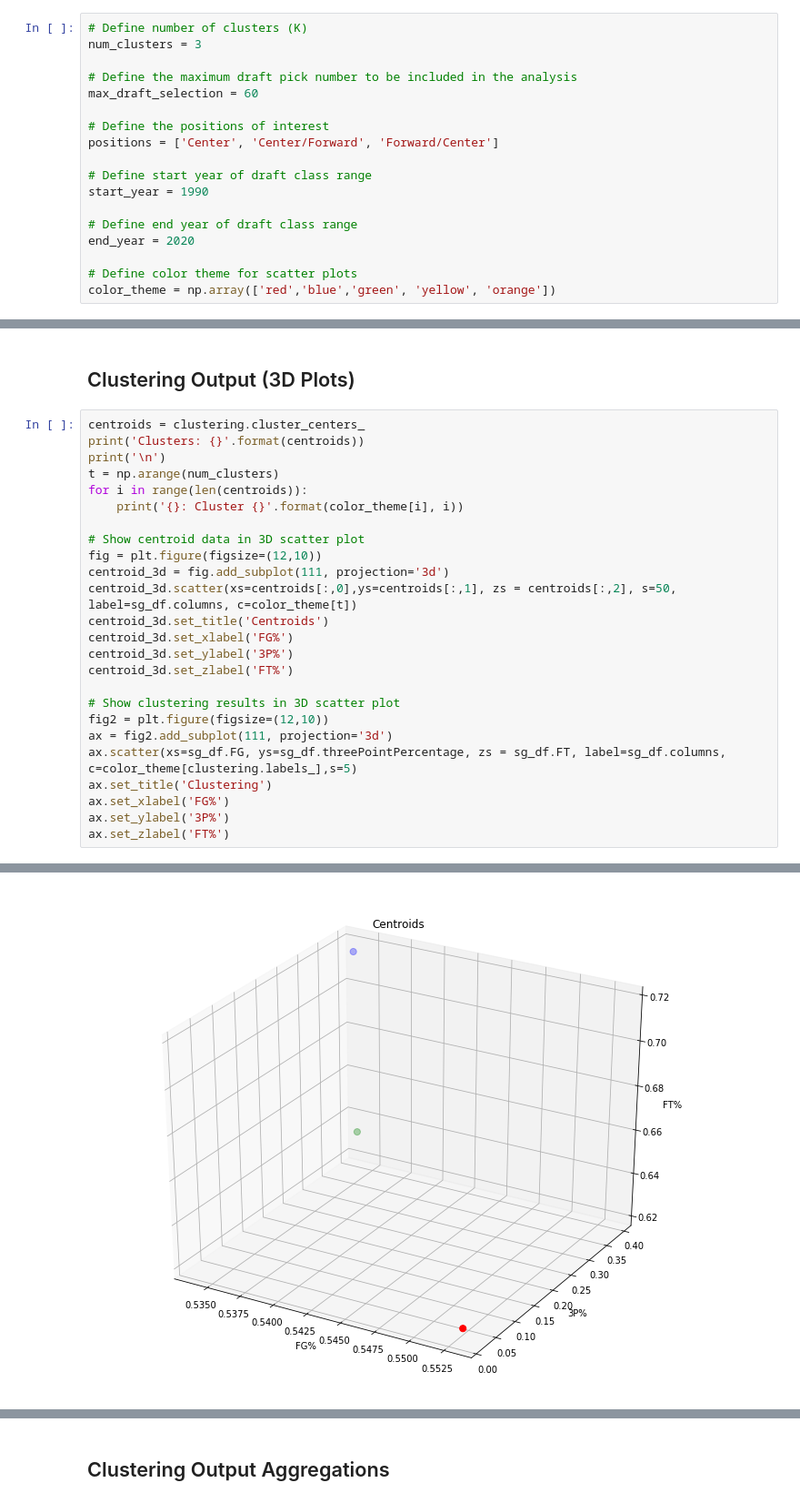
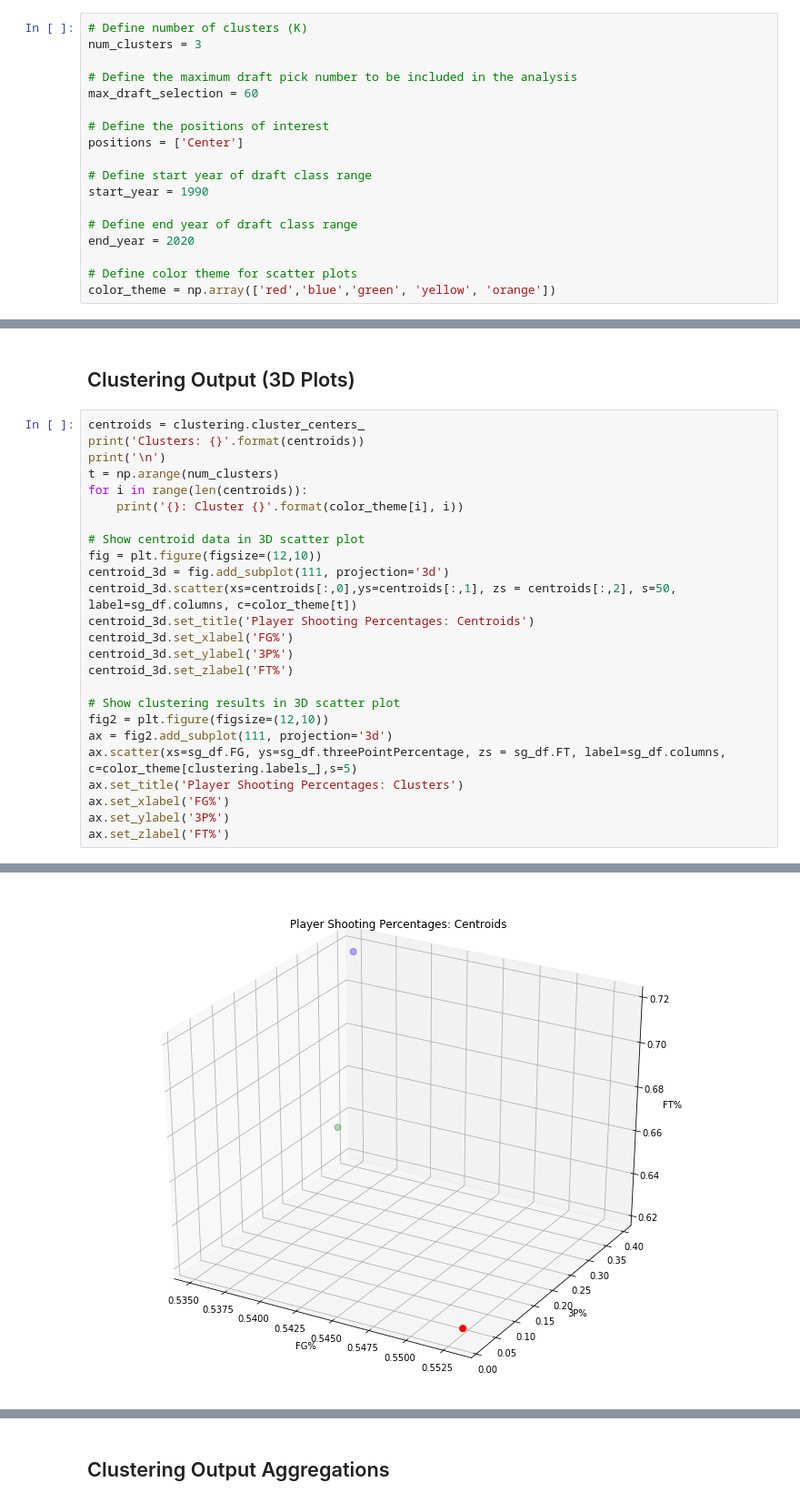
Before and after one commit to vivvvli/nba-draft-analysis, a Jupyter notebook: Clustering/clustering-percentages.ipynb, the cells around one changed output, grey strips where cells are left out. Shown at 91% size. Cells and saved outputs as stored; diff of their text form.

```diff
--- a/Clustering/clustering-percentages.ipynb
+++ b/Clustering/clustering-percentages.ipynb
@@ -34,7 +34,7 @@ num_clusters = 3
 max_draft_selection = 60
 
 # Define the positions of interest
-positions = ['Center', 'Center/Forward', 'Forward/Center']
+positions = ['Center']
 
 # Define start year of draft class range
 start_year = 1990
@@ -175,7 +175,7 @@ for i in range(len(centroids)):
 fig = plt.figure(figsize=(12,10))
 centroid_3d = fig.add_subplot(111, projection='3d')
 centroid_3d.scatter(xs=centroids[:,0],ys=centroids[:,1], zs = centroids[:,2], s=50, label=sg_df.columns, c=color_theme[t])
-centroid_3d.set_title('Centroids')
+centroid_3d.set_title('Player Shooting Percentages: Centroids')
 centroid_3d.set_xlabel('FG%')
 centroid_3d.set_ylabel('3P%')
 centroid_3d.set_zlabel('FT%')
@@ -184,7 +184,7 @@ centroid_3d.set_zlabel('FT%')
 fig2 = plt.figure(figsize=(12,10))
 ax = fig2.add_subplot(111, projection='3d')
 ax.scatter(xs=sg_df.FG, ys=sg_df.threePointPercentage, zs = sg_df.FT, label=sg_df.columns, c=color_theme[clustering.labels_],s=5)
-ax.set_title('Clustering')
+ax.set_title('Player Shooting Percentages: Clusters')
 ax.set_xlabel('FG%')
 ax.set_ylabel('3P%')
 ax.set_zlabel('FT%')
@@ -195,7 +195,7 @@ Clusters: [[0.55305376 0.01567742 0.62235484]
 
 
 red: Cluster 0
 blue: Cluster 1
 green: Cluster 2
 Text(0.5, 0, 'FT%')
-[figure, old version]
+[figure, new version]
```
Also changed, not shown: parts of 4 cells of this notebook, 1 other file.
